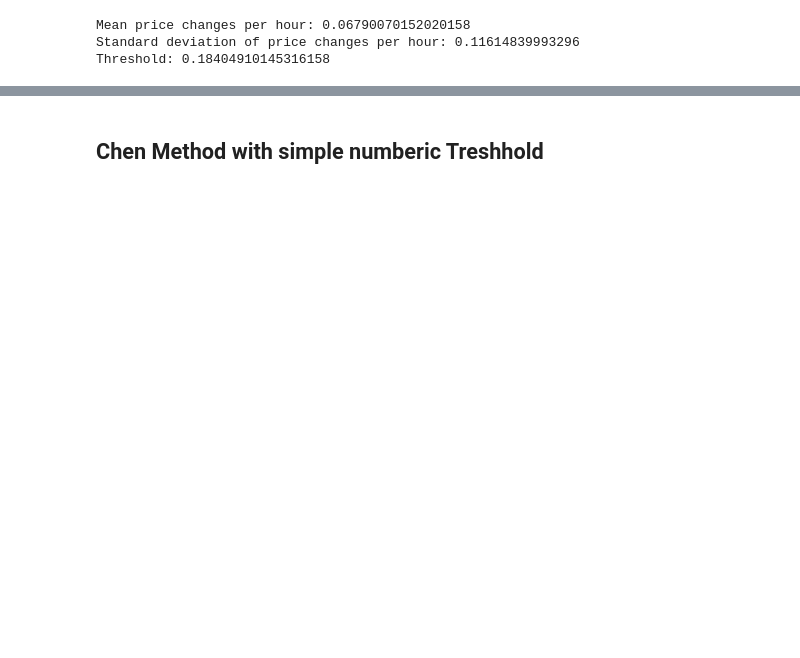
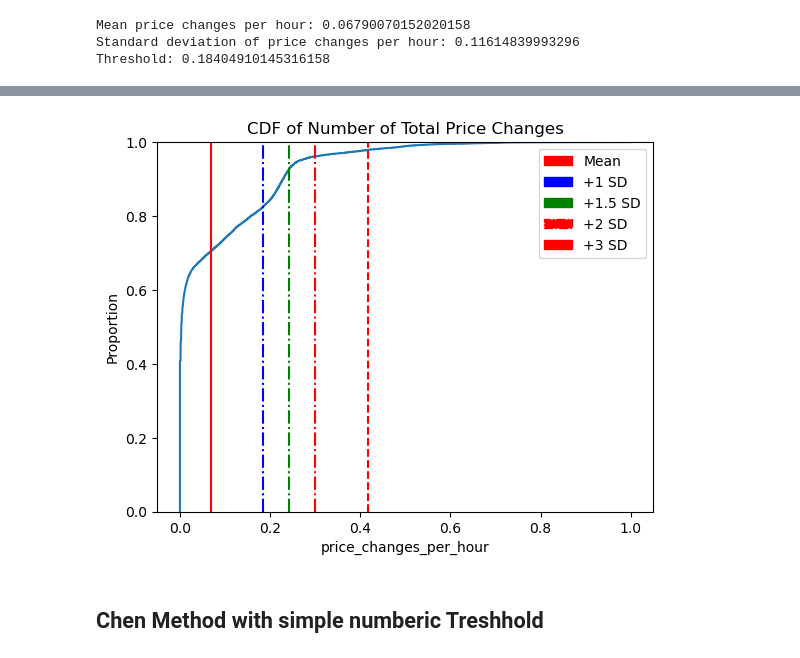
Before and after one commit to RobertBetschinger/MA-Analyse, a Jupyter notebook: Notebooks/(4)PA-User Detection.ipynb, the cells around one changed output, grey strips where cells are left out. Drawn from its saved outputs; the diff is of its cells as text; code cells hidden in the pictures; blank space fills up the shorter version.

```diff
--- a/Notebooks/(4)PA-User Detection.ipynb
+++ b/Notebooks/(4)PA-User Detection.ipynb
@@ -317,2 +304,33 @@ Combined Z-score Threshold: 2.5
+# %%
+import matplotlib.patches as mpatches
+
+# CDF of the number of total price changes
+sns.ecdfplot(data=result_df, x="price_changes_per_hour")
+
+mean_line = plt.axvline(x=mean_price_changes, color='red')
+sd1_line = plt.axvline(x=mean_price_changes + std_price_changes, color='blue', linestyle='-.')
+sd15_line = plt.axvline(x=mean_price_changes + 1.5*std_price_changes, color='green', linestyle='-.')  # 1.5 SD
+sd2_line = plt.axvline(x=mean_price_changes + 2*std_price_changes, color='red', linestyle='-.')  # 2 SD
+sd3_line = plt.axvline(x=mean_price_changes + 3*std_price_changes, color='red',linestyle='--')  # 3 SD
+
+# Create a legend
+red_patch = mpatches.Patch(color='red', label='Mean')
+blue_patch = mpatches.Patch(color='blue', label='+1 SD')
+green_patch = mpatches.Patch(color='green', label='+1.5 SD')
+red_dashed_patch = mpatches.Patch(color='red', linestyle='-.', label='+2 SD')
+red_solid_patch = mpatches.Patch(color='red', label='+3 SD')
+
+plt.legend(handles=[red_patch, blue_patch, green_patch, red_dashed_patch, red_solid_patch])
+
+plt.title('CDF of Number of Total Price Changes')
+
+# Save the plot
+plt.savefig('cdf_price_changes.png')
+
+plt.show()
+
+###Gradienten Berechnung
+# %% [output]
+[figure, added]
 # %% [markdown]
 ## Chen Method with simple numberic Treshhold
```
Also changed, not shown: parts of 21 cells of this notebook, 5 other files.
